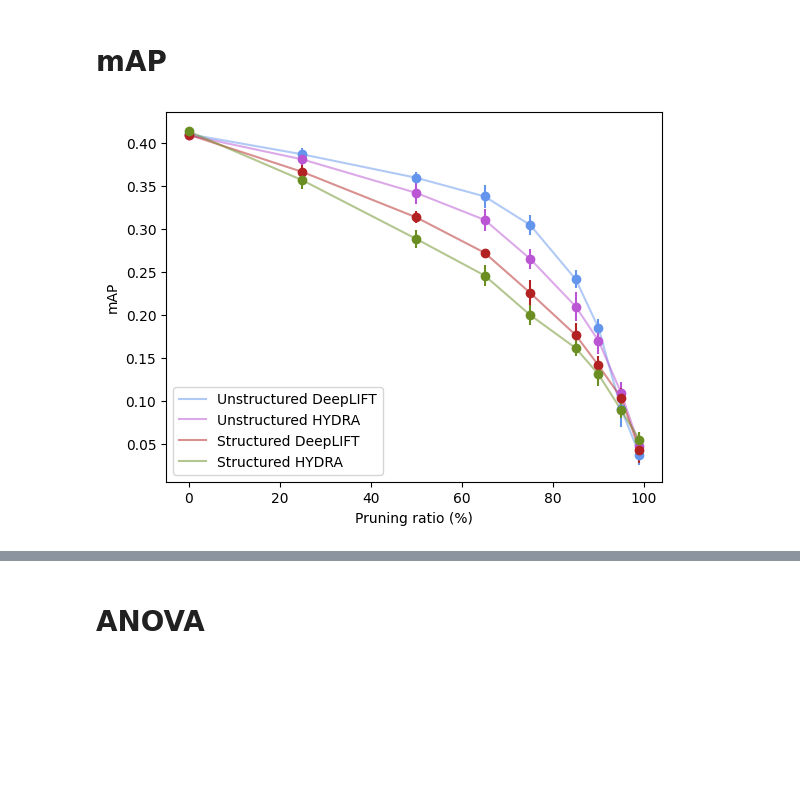
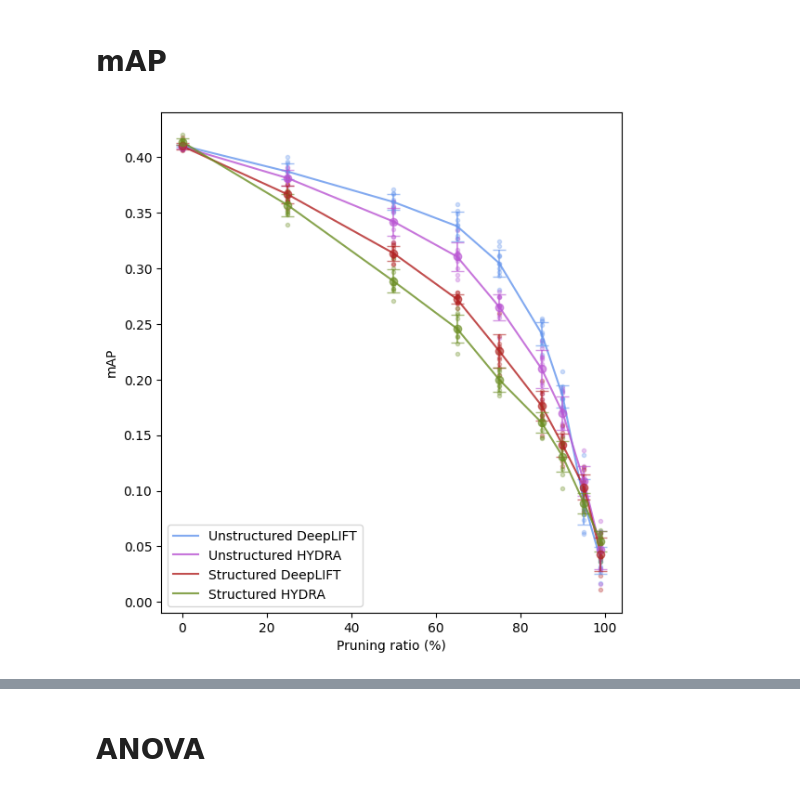
Before and after one commit to maxinimize/Efficient-Robust-Object-Detection, a Jupyter notebook: plot.ipynb, the cells around one changed output, grey strips where cells are left out. Drawn from its saved outputs; the diff is of its cells as text; code cells hidden in the pictures; blank space fills up the shorter version.

```diff
--- a/plot.ipynb
+++ b/plot.ipynb
@@ -50,48 +50,49 @@ structured_HYDRA = np.array([[0.054,	0.058,	0.065,	0.057,	0.061, 0.053,	0.036,	0
                                 [0.264,	0.223,	0.239,	0.243,	0.26,	0.238,	0.246,	0.255,	0.232,	0.258],
                                 [0.271,	0.309,	0.291,	0.297,	0.28,  0.282,	0.287,	0.3,    0.285,	0.282],
                                 [0.352,	0.364,	0.367,	0.348,	0.349, 0.368,	0.339,	0.37,	0.359,	0.351],
                                 [0.413,	0.41,	0.413,	0.411,	0.411, 0.415,	0.42,	0.413,	0.416,	0.415]])
 structured_HYDRA_mean = np.mean(structured_HYDRA, axis=1)
 structured_HYDRA_stddev = np.std(structured_HYDRA, axis=1)
 
 unstructured_deeplift_greyscale = np.array([[0.034,	0.049,	0.050,	0.026,	0.044, 0.055,	0.038,	0.046,	0.042,	0.024],
                                             [0.087,	0.096,	0.11,	0.101,	0.105, 0.106,	0.111,	0.141,	0.116,	0.081],
                                             [0.175,	0.127,	0.138,	0.131,	0.18,  0.133,	0.155,	0.14,	0.133,	0.127],
                                             [0.194,	0.158,	0.161,	0.157,	0.181,	0.186,	0.184,	0.183,	0.169,	0.167],
                                             [0.201,	0.192,	0.218,	0.225,	0.218, 0.205,	0.224,	0.197,	0.214,	0.225],
                                             [0.236,	0.247,	0.228,	0.254,	0.233,	0.264,	0.224,	0.248,	0.262,	0.235],
                                             [0.281,	0.287,	0.272,	0.256,	0.267, 0.283,	0.265,	0.29,	0.284,	0.268],
                                             [0.312,	0.318,	0.321,	0.317,	0.313, 0.326,	0.319,	0.312,	0.316,	0.312],
                                             [0.329,	0.328,	0.331,	0.326,	0.331, 0.337,	0.33,	0.334,	0.33,	0.335],])
 unstructured_deeplift_greyscale_mean = np.mean(unstructured_deeplift_greyscale, axis=1)
 unstructured_deeplift_greyscale_stddev = np.std(unstructured_deeplift_greyscale, axis=1)
 
+plt.figure().set_figheight(7)
 # colors = ["cornflowerblue", "mediumorchid", "firebrick", "peru", "olivedrab"]
 
-plt.plot(pruning_ratio,unstructured_deeplift_mean, "cornflowerblue", alpha=0.5, label='Unstructured DeepLIFT') # the line
-plt.errorbar(pruning_ratio, unstructured_deeplift_mean, unstructured_deeplift_stddev, linestyle='None', marker='o', color="cornflowerblue", ecolor="cornflowerblue", alpha=1) # error bars + dot
-# for i, ratio in enumerate(pruning_ratio): # scatter of actual points
-#     plt.scatter([ratio] * len(unstructured_deeplift[i]), unstructured_deeplift[i], c="cornflowerblue", marker='.', alpha=0.5, label=f'Pruning Ratio {ratio:.2f}')
+plt.plot(pruning_ratio,unstructured_deeplift_mean, "cornflowerblue", alpha=0.8, label='Unstructured DeepLIFT') # the line
+plt.errorbar(pruning_ratio, unstructured_deeplift_mean, unstructured_deeplift_stddev, linestyle='None', marker='', color="cornflowerblue", ecolor="cornflowerblue", alpha=0.6, capsize=5) # error bars + dot
+for i, ratio in enumerate(pruning_ratio): # scatter of actual points
+    plt.scatter([ratio] * len(unstructured_deeplift[i]), unstructured_deeplift[i], c="cornflowerblue", marker='.', alpha=0.3)
 
-plt.plot(pruning_ratio,unstructured_HYDRA_mean, "mediumorchid", alpha=0.5, label='Unstructured HYDRA')
-plt.errorbar(pruning_ratio, unstructured_HYDRA_mean, unstructured_HYDRA_stddev, linestyle='None', marker='o', color="mediumorchid", ecolor="mediumorchid", alpha=1)
-# for i, ratio in enumerate(pruning_ratio):
-#     plt.scatter([ratio] * len(unstructured_HYDRA[i]), unstructured_HYDRA[i], c="mediumorchid", marker='.', label=f'Pruning Ratio {ratio:.2f}')
+plt.plot(pruning_ratio,unstructured_HYDRA_mean, "mediumorchid", alpha=0.8, label='Unstructured HYDRA')
+plt.errorbar(pruning_ratio, unstructured_HYDRA_mean, unstructured_HYDRA_stddev, linestyle='None', marker='o', color="mediumorchid", ecolor="mediumorchid", alpha=0.6, capsize=5)
+for i, ratio in enumerate(pruning_ratio):
+    plt.scatter([ratio] * len(unstructured_HYDRA[i]), unstructured_HYDRA[i], c="mediumorchid", marker='.', alpha=0.3 )
 
-plt.plot(pruning_ratio,structured_deeplift_mean, "firebrick", alpha=0.5, label='Structured DeepLIFT')
-plt.errorbar(pruning_ratio, structured_deeplift_mean, structured_deeplift_stddev, linestyle='None', marker='o', color="firebrick", ecolor="firebrick", alpha=1)
-# for i, ratio in enumerate(pruning_ratio):
-#     plt.scatter([ratio] * len(structured_deeplift[i]), structured_deeplift[i], c="firebrick", marker='.', label=f'Pruning Ratio {ratio:.2f}')
+plt.plot(pruning_ratio,structured_deeplift_mean, "firebrick", alpha=0.8, label='Structured DeepLIFT')
+plt.errorbar(pruning_ratio, structured_deeplift_mean, structured_deeplift_stddev, linestyle='None', marker='o', color="firebrick", ecolor="firebrick", alpha=0.6, capsize=5)
+for i, ratio in enumerate(pruning_ratio):
+    plt.scatter([ratio] * len(structured_deeplift[i]), structured_deeplift[i], c="firebrick", marker='.', alpha=0.3 )
 
-plt.plot(pruning_ratio,structured_HYDRA_mean, "olivedrab", alpha=0.5, label='Structured HYDRA')
-plt.errorbar(pruning_ratio, structured_HYDRA_mean, structured_HYDRA_stddev, linestyle='None', marker='o', color="olivedrab", ecolor="olivedrab", alpha=1)
-# for i, ratio in enumerate(pruning_ratio):
-#     plt.scatter([ratio] * len(structured_HYDRA[i]), structured_HYDRA[i], c="olivedrab", marker='.', label=f'Pruning Ratio {ratio:.2f}')
+plt.plot(pruning_ratio,structured_HYDRA_mean, "olivedrab", alpha=0.8, label='Structured HYDRA')
+plt.errorbar(pruning_ratio, structured_HYDRA_mean, structured_HYDRA_stddev, linestyle='None', marker='o', color="olivedrab", ecolor="olivedrab", alpha=0.6, capsize=5)
+for i, ratio in enumerate(pruning_ratio):
+    plt.scatter([ratio] * len(structured_HYDRA[i]), structured_HYDRA[i], c="olivedrab", marker='.', alpha=0.3 )
 
 # plt.title("mAP vs Pruning rate")
 plt.xlabel("Pruning ratio (%)")
 plt.ylabel("mAP")
-plt.legend()
+plt.legend(loc="lower left")
 plt.show()
 # %% [output]
-[figure, old version]
+[figure, new version]
```
Also changed, not shown: parts of 13 cells of this notebook, 14 other files.
